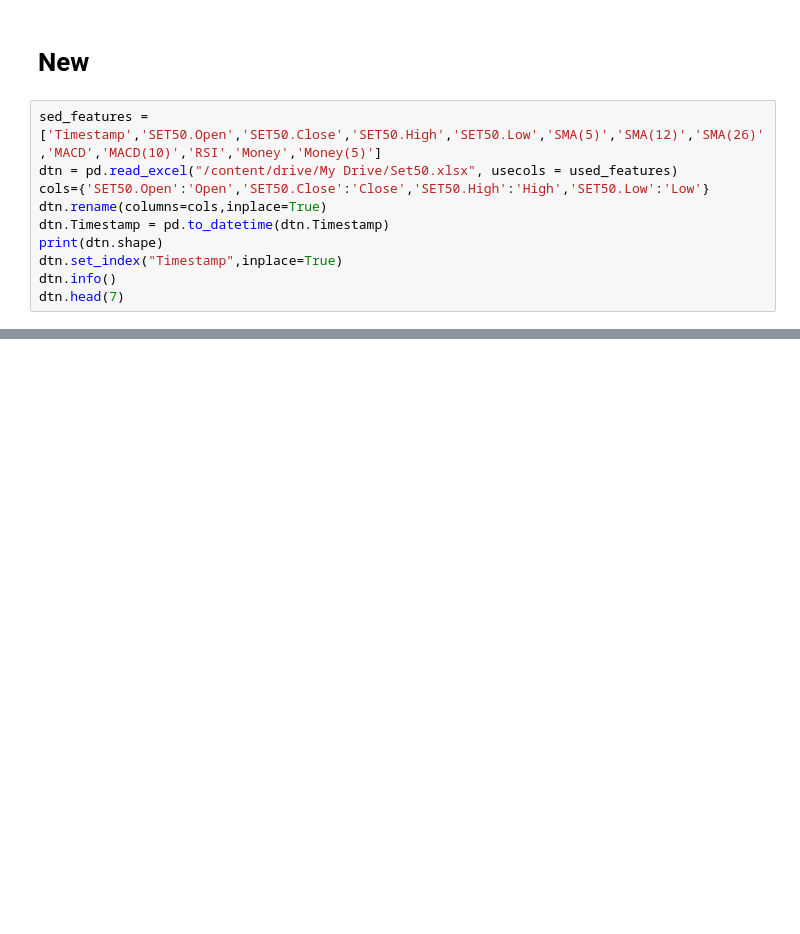
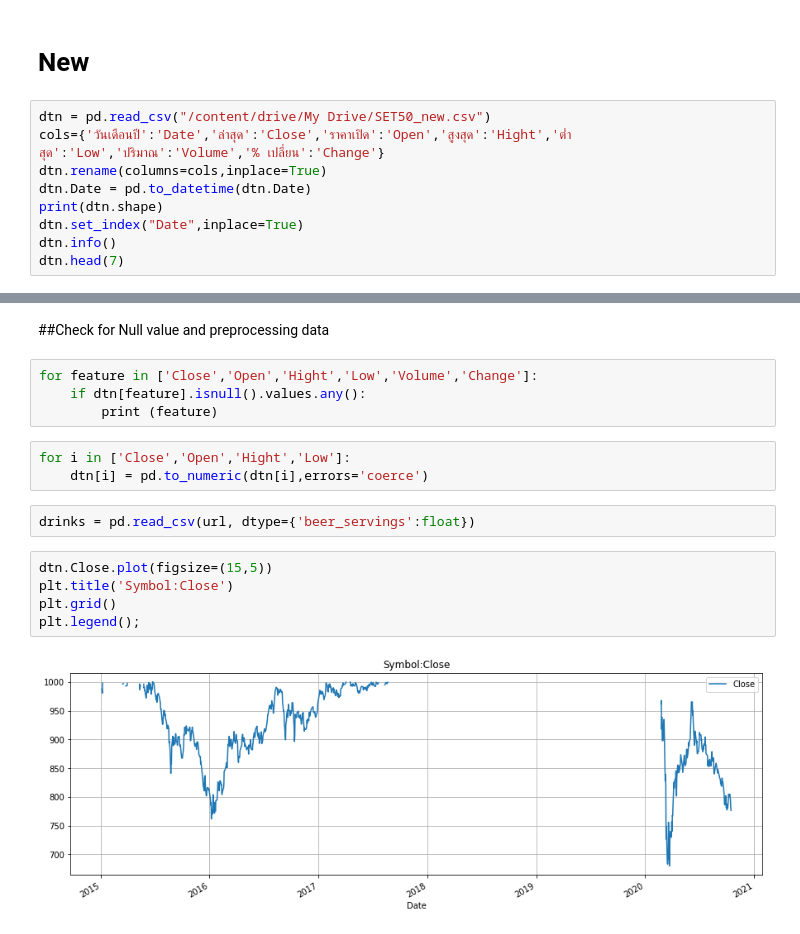
Before and after one commit to sarisppp/PJ63_CE18, a Jupyter notebook: pj63.ipynb, the cells around one changed output, grey strips where cells are left out. Saved outputs shown, nothing was run; the diff lists cells and outputs as text; blank space fills up the shorter version.

Commit message:
new data

```diff
--- a/pj63.ipynb
+++ b/pj63.ipynb
@@ -400,12 +439,11 @@ df_decom.plot();
 # %% [markdown]
 # New
 # %%
-sed_features = ['Timestamp','SET50.Open','SET50.Close','SET50.High','SET50.Low','SMA(5)','SMA(12)','SMA(26)','MACD','MACD(10)','RSI','Money','Money(5)']
-dtn = pd.read_excel("/content/drive/My Drive/Set50.xlsx", usecols = used_features)
-cols={'SET50.Open':'Open','SET50.Close':'Close','SET50.High':'High','SET50.Low':'Low'}
+dtn = pd.read_csv("/content/drive/My Drive/SET50_new.csv")
+cols={'วันเดือนปี':'Date','ล่าสุด':'Close','ราคาเปิด':'Open','สูงสุด':'Hight','ต่ำสุด':'Low','ปริมาณ':'Volume','% เปลี่ยน':'Change'}
 dtn.rename(columns=cols,inplace=True)
-dtn.Timestamp = pd.to_datetime(dtn.Timestamp)
+dtn.Date = pd.to_datetime(dtn.Date)
 print(dtn.shape)
-dtn.set_index("Timestamp",inplace=True)
+dtn.set_index("Date",inplace=True)
 dtn.info()
 dtn.head(7)
@@ -411,0 +474,18 @@ dtn.head(7)
+# %% [markdown]
+##Check for Null value and preprocessing data
+# %%
+for feature in ['Close','Open','Hight','Low','Volume','Change']:
+    if dtn[feature].isnull().values.any():
+        print (feature)
+# %%
+for i in ['Close','Open','Hight','Low']:
+    dtn[i] = pd.to_numeric(dtn[i],errors='coerce')
+# %%
+drinks = pd.read_csv(url, dtype={'beer_servings':float})
+# %%
+dtn.Close.plot(figsize=(15,5))
+plt.title('Symbol:Close')
+plt.grid()
+plt.legend();
+# %% [output]
+[figure, added]
```
Also changed, not shown: parts of 4 cells of this notebook.
